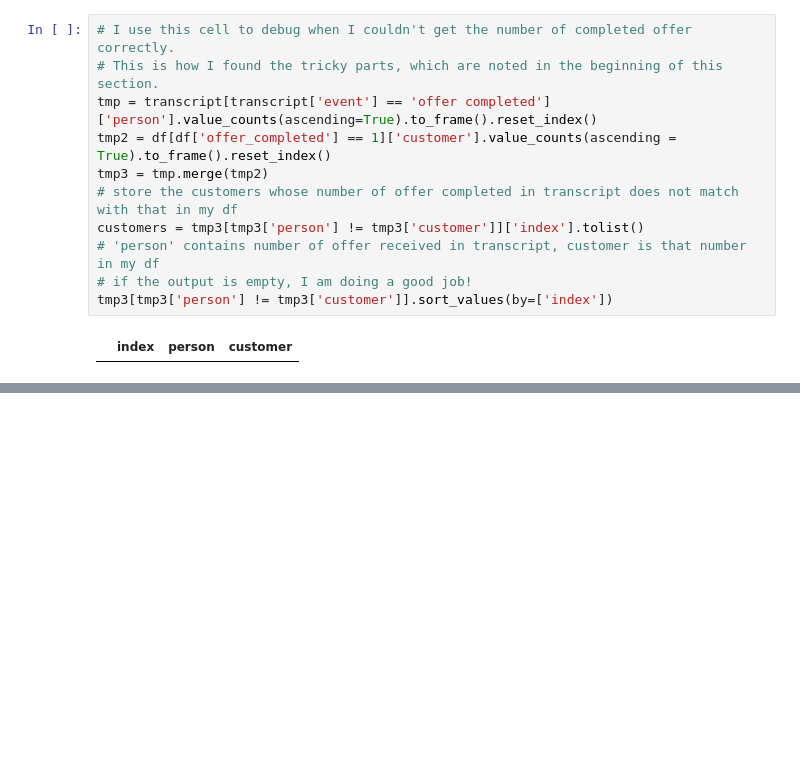
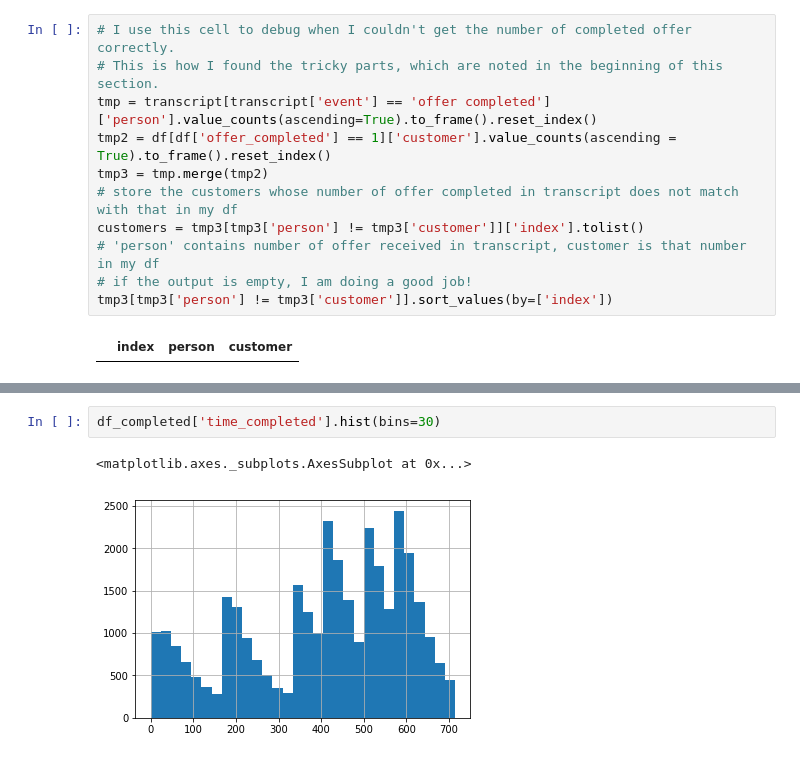
Before and after one commit to yanjiabai/Starbucks-Offer-Evaluation, a Jupyter notebook: Starbucks_Capstone_notebook.ipynb, the cells around one changed output, grey strips where cells are left out. Saved outputs shown, nothing was run; the diff lists cells and outputs as text; blank space fills up the shorter version.

```diff
--- a/Starbucks_Capstone_notebook.ipynb
+++ b/Starbucks_Capstone_notebook.ipynb
@@ -230,0 +338,5 @@ Now I have a nice dataframe storing all the offers received by customers, whethe
+# %%
+df_completed['time_completed'].hist(bins=30)
+# %% [output]
+<matplotlib.axes._subplots.AxesSubplot at 0x...>
+[figure, added]
```
Also changed, not shown: parts of 23 cells of this notebook.
